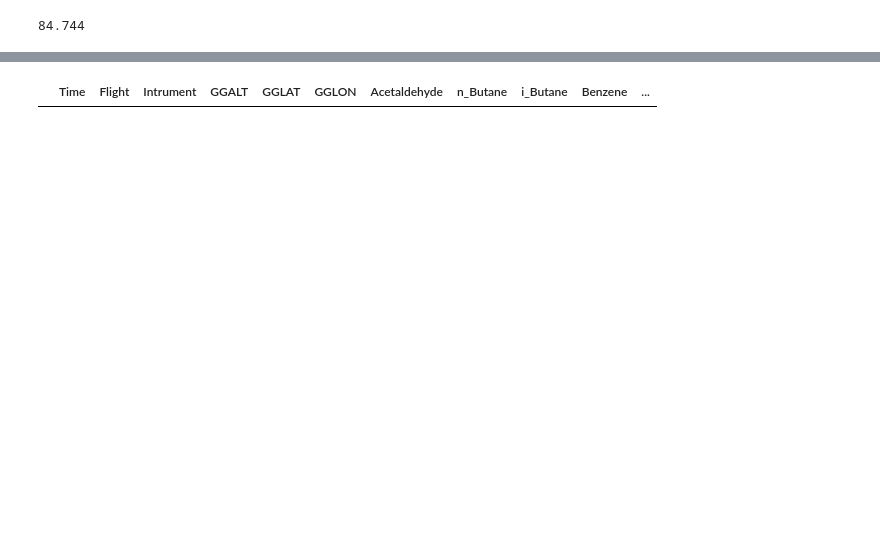
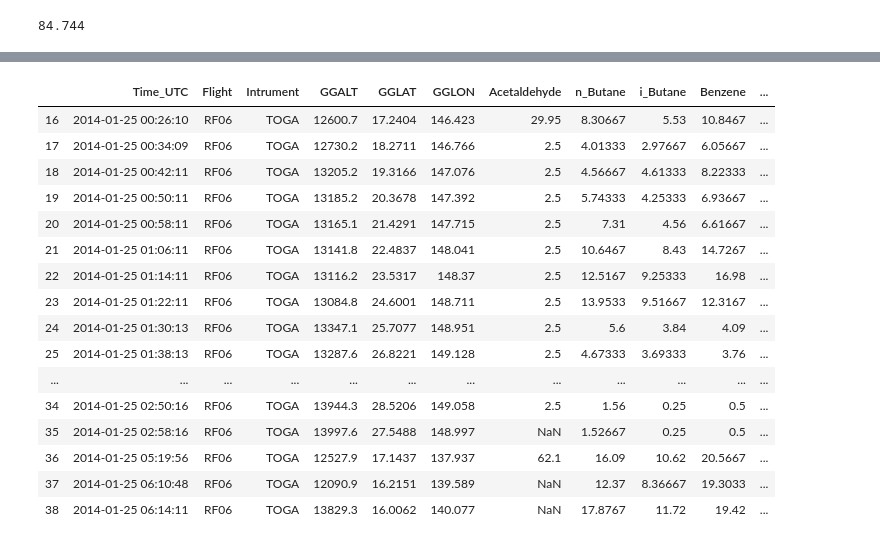
Before and after one commit to schelpon/TTS_2020_HD, a Jupyter notebook: get_tts/tts_vary_ut/data_prep/data_prep_ut_segments.ipynb, the cells around one changed output, grey strips where cells are left out. Cells and saved outputs as stored; diff of their text form; code cells hidden in the pictures; blank space fills up the shorter version.

Commit message:
fix time alignment

```diff
--- a/get_tts/tts_vary_ut/data_prep/data_prep_ut_segments.ipynb
+++ b/get_tts/tts_vary_ut/data_prep/data_prep_ut_segments.ipynb
@@ -61,50 +61,66 @@ toga_segments = toga_segments.drop(columns = 'Notes')
 
 # grab everything TOGA +/- 3 minutes from that awas sample
 for idx in awas_df_ut.iterrows():
-    t = idx[1].Time
+    t = idx[1].Time_UTC
     # ----- get time of awas sample, +/- 3 minutes
     m = 3
     s = 60*m
     ts = t - datetime.timedelta(0,s)
     te = t + datetime.timedelta(0,s)
     # ----- get toga segment that corresponds to that time
-    toga_seg = toga_df[(toga_df.Time > ts) & (toga_df.Time < te)]
+    toga_seg = toga_df[(toga_df.Time_UTC > ts) & (toga_df.Time_UTC < te)]
     toga_seg_sum = toga_seg.mean()
     # ----- if there are toga meas in that time, append
     if (len(toga_seg) > 0):
         # ----- fill in what was lost from mean
-        time = pd.Series({'Time': t})
+        time = pd.Series({'Time_UTC': t})
         flight = pd.Series({'Flight': toga_seg['Flight'].iloc[0]})
         inst = pd.Series({'Intrument': 'TOGA'})
         toga_seg_toappend = pd.DataFrame(pd.concat([time, flight, inst, toga_seg_sum]))
         toga_seg_toappend = toga_seg_toappend.transpose()
         # add to dataframe!
         toga_segments = toga_segments.append(toga_seg_toappend, ignore_index=True)
     else:
         toga_seg_filled = toga_seg
         toga_seg_filled = toga_seg_filled.drop(columns = 'Notes')
         # fill ins, qualitative
-        time = pd.Series({'Time': t})
+        time = pd.Series({'Time_UTC': t})
         flight = idx[1].Flight
         ggalt = idx[1].GGALT
         gglat = idx[1].GGLAT
         gglon = idx[1].GGLON
         inst = pd.Series({'Intrument': 'TOGA'})
         # tracers make nan
         toga_seg_filled = toga_seg_filled.append(pd.Series(), ignore_index=True)
-        toga_seg_filled['Time'] = t
+        toga_seg_filled['Time_UTC'] = t
         toga_seg_filled['Flight'] = flight[0]
         toga_seg_filled['Intrument'] = inst[0]
         toga_seg_filled['GGALT'] = ggalt
         toga_seg_filled['GGLAT'] = gglat
         toga_seg_filled['GGLON'] = gglon
         # add to dataframe
         toga_segments = toga_segments.append(toga_seg_filled, ignore_index=True)
 
 
 toga_segments[toga_segments['Flight'] == 'RF06']
 # %% [output]
-|  | Time | Flight | Intrument | GGALT | GGLAT | GGLON | Acetaldehyde | n_Butane | i_Butane | Benzene | ... |
+|  | Time_UTC | Flight | Intrument | GGALT | GGLAT | GGLON | Acetaldehyde | n_Butane | i_Butane | Benzene | ... |
+| 16 | 2014-01-25 00:26:10 | RF06 | TOGA | 12600.7 | 17.2404 | 146.423 | 29.95 | 8.30667 | 5.53 | 10.8467 | ... |
+| 17 | 2014-01-25 00:34:09 | RF06 | TOGA | 12730.2 | 18.2711 | 146.766 | 2.5 | 4.01333 | 2.97667 | 6.05667 | ... |
+| 18 | 2014-01-25 00:42:11 | RF06 | TOGA | 13205.2 | 19.3166 | 147.076 | 2.5 | 4.56667 | 4.61333 | 8.22333 | ... |
+| 19 | 2014-01-25 00:50:11 | RF06 | TOGA | 13185.2 | 20.3678 | 147.392 | 2.5 | 5.74333 | 4.25333 | 6.93667 | ... |
+| 20 | 2014-01-25 00:58:11 | RF06 | TOGA | 13165.1 | 21.4291 | 147.715 | 2.5 | 7.31 | 4.56 | 6.61667 | ... |
+| 21 | 2014-01-25 01:06:11 | RF06 | TOGA | 13141.8 | 22.4837 | 148.041 | 2.5 | 10.6467 | 8.43 | 14.7267 | ... |
+| 22 | 2014-01-25 01:14:11 | RF06 | TOGA | 13116.2 | 23.5317 | 148.37 | 2.5 | 12.5167 | 9.25333 | 16.98 | ... |
+| 23 | 2014-01-25 01:22:11 | RF06 | TOGA | 13084.8 | 24.6001 | 148.711 | 2.5 | 13.9533 | 9.51667 | 12.3167 | ... |
+| 24 | 2014-01-25 01:30:13 | RF06 | TOGA | 13347.1 | 25.7077 | 148.951 | 2.5 | 5.6 | 3.84 | 4.09 | ... |
+| 25 | 2014-01-25 01:38:13 | RF06 | TOGA | 13287.6 | 26.8221 | 149.128 | 2.5 | 4.67333 | 3.69333 | 3.76 | ... |
+| ... | ... | ... | ... | ... | ... | ... | ... | ... | ... | ... | ... |
+| 34 | 2014-01-25 02:50:16 | RF06 | TOGA | 13944.3 | 28.5206 | 149.058 | 2.5 | 1.56 | 0.25 | 0.5 | ... |
+| 35 | 2014-01-25 02:58:16 | RF06 | TOGA | 13997.6 | 27.5488 | 148.997 | NaN | 1.52667 | 0.25 | 0.5 | ... |
+| 36 | 2014-01-25 05:19:56 | RF06 | TOGA | 12527.9 | 17.1437 | 137.937 | 62.1 | 16.09 | 10.62 | 20.5667 | ... |
+| 37 | 2014-01-25 06:10:48 | RF06 | TOGA | 12090.9 | 16.2151 | 139.589 | NaN | 12.37 | 8.36667 | 19.3033 | ... |
+| 38 | 2014-01-25 06:14:11 | RF06 | TOGA | 13829.3 | 16.0062 | 140.077 | NaN | 17.8767 | 11.72 | 19.42 | ... |
 # %%
 #### ------------------- pickle and save
 awas_segments = awas_df_ut
```
Also changed, not shown: parts of 1 cell of this notebook, 2 other files.
